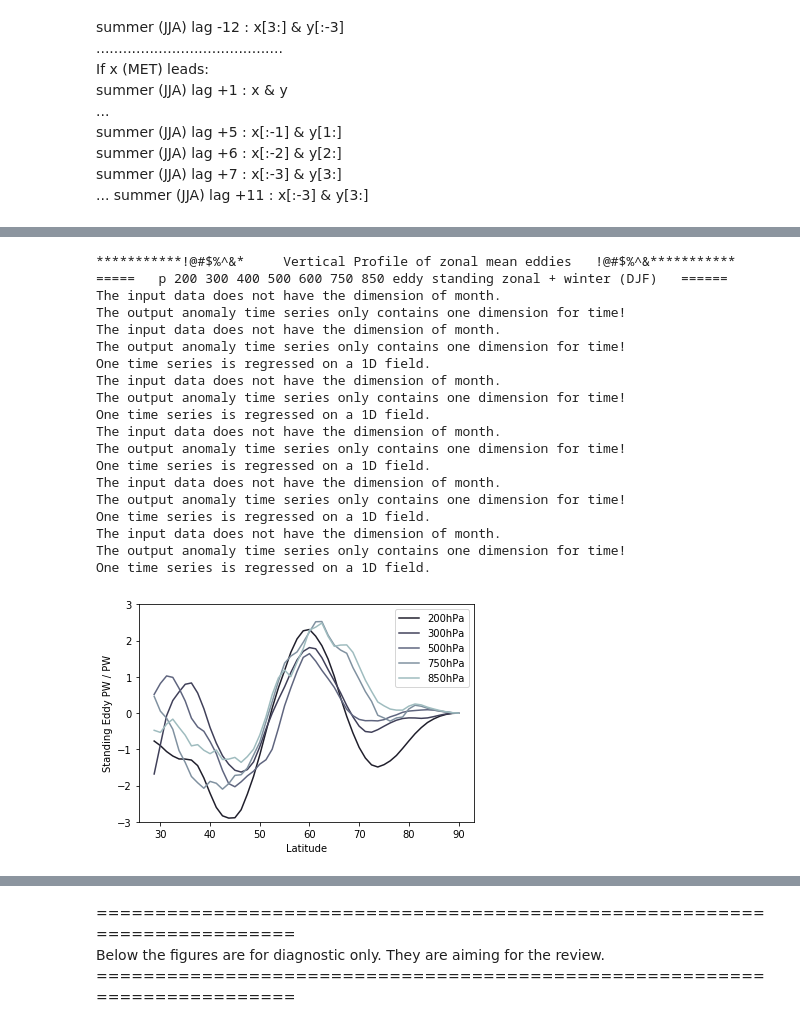
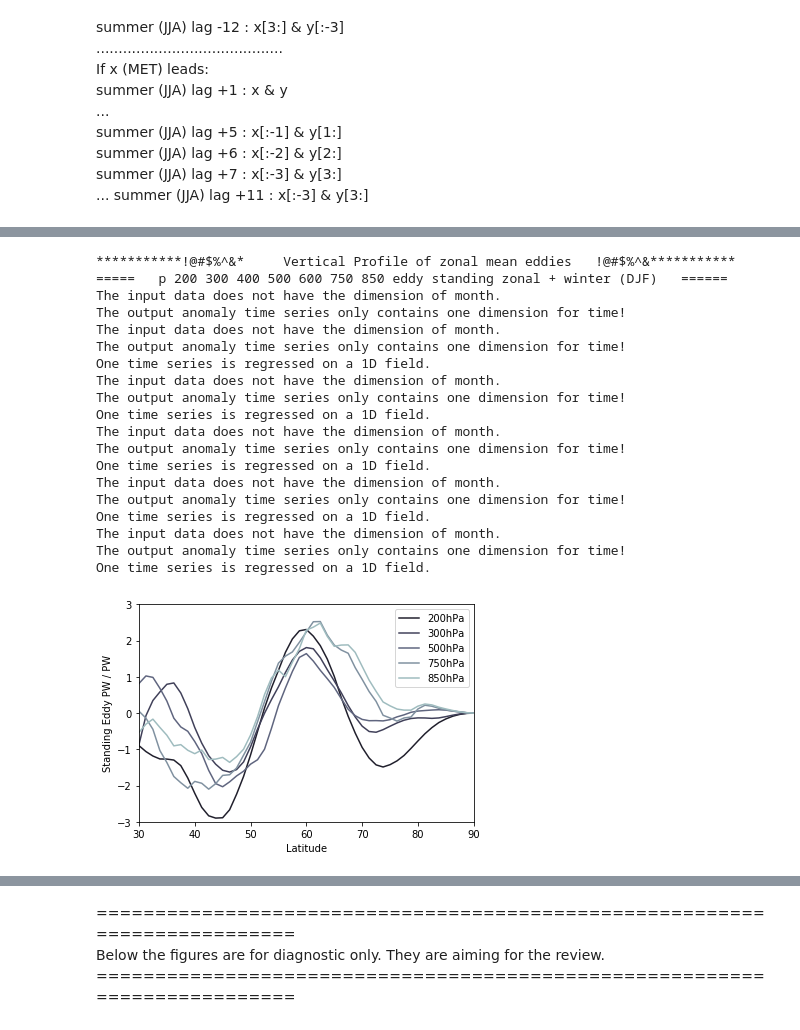
Before and after one commit to geek-yang/AirSeaFlow, a Jupyter notebook: MET_Feedback_paper/Revision/paper_vert_season_jra_eddy_E_OMET_oras_perLevel.ipynb, the cells around one changed output, grey strips where cells are left out. Cells and saved outputs as stored; diff of their text form; code cells hidden in the pictures.

Commit message:
revise figures

```diff
--- a/MET_Feedback_paper/Revision/paper_vert_season_jra_eddy_E_OMET_oras_perLevel.ipynb
+++ b/MET_Feedback_paper/Revision/paper_vert_season_jra_eddy_E_OMET_oras_perLevel.ipynb
@@ -403,6 +403,7 @@ summer (JJA) lag +11 : x[:-3] & y[3:] <br>
     plt.legend()
     plt.ylabel("Transient Eddy PW / PW")
     ax = plt.gca()
+    ax.set_xlim(30,90)
     ax.set_ylim(-5,3)
     plt.show()
     fig.savefig(os.path.join(output_path,'regCoef_ORAS4_atl_OMET_60N_lag_{}_JRA55_eddy_E_transient_zonal_DJF_decadal_mean.png'.format(lag)),dpi=150)
@@ -507,34 +508,35 @@ One time series is regressed on a 1D field.
     plt.plot(latitude_eddy_JRA55[:50], k_p750[:50] * 175 * 100 / constant['g'] * 480 / 1E+15, color=colormap[4], label='750hPa')
     plt.plot(latitude_eddy_JRA55[:50], k_p850[:50] * 125 * 100 / constant['g'] * 480 / 1E+15, color=colormap[5], label='850hPa')
     plt.xlabel("Latitude")
     plt.legend()
     plt.ylabel("Standing Eddy PW / PW")
     ax = plt.gca()
+    ax.set_xlim(30,90)
     ax.set_ylim(-3,3)
     plt.show()
     fig.savefig(os.path.join(output_path,'regCoef_ORAS4_atl_OMET_60N_lag_{}_JRA55_eddy_E_standing_zonal_DJF_decadal_mean.png'.format(lag)),dpi=150)
     plt.close(fig)
 # %% [output]
 ***********!@#$%^&*     Vertical Profile of zonal mean eddies   !@#$%^&***********
 =====   p 200 300 400 500 600 750 850 eddy standing zonal + winter (DJF)   ======
 The input data does not have the dimension of month.
 The output anomaly time series only contains one dimension for time!
 The input data does not have the dimension of month.
 The output anomaly time series only contains one dimension for time!
 One time series is regressed on a 1D field.
 The input data does not have the dimension of month.
 The output anomaly time series only contains one dimension for time!
 One time series is regressed on a 1D field.
 The input data does not have the dimension of month.
 The output anomaly time series only contains one dimension for time!
 One time series is regressed on a 1D field.
 The input data does not have the dimension of month.
 The output anomaly time series only contains one dimension for time!
 One time series is regressed on a 1D field.
 The input data does not have the dimension of month.
 The output anomaly time series only contains one dimension for time!
 One time series is regressed on a 1D field.
-[figure, old version]
+[figure, new version]
 # %%
     print ('***********!@#$%^&*     Vertical Profile of zonal mean eddies   !@#$%^&***********')
     print ('=====   p 200 300 400 500 600 750 850 steady mean flow zonal + winter (DJF)   ======')
```
Also changed, not shown: parts of 2 cells of this notebook, 1 other file.
